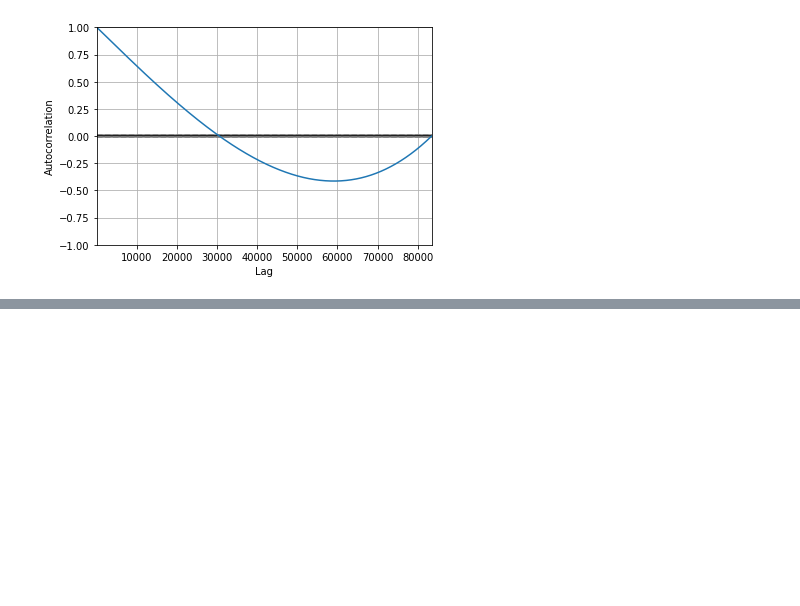
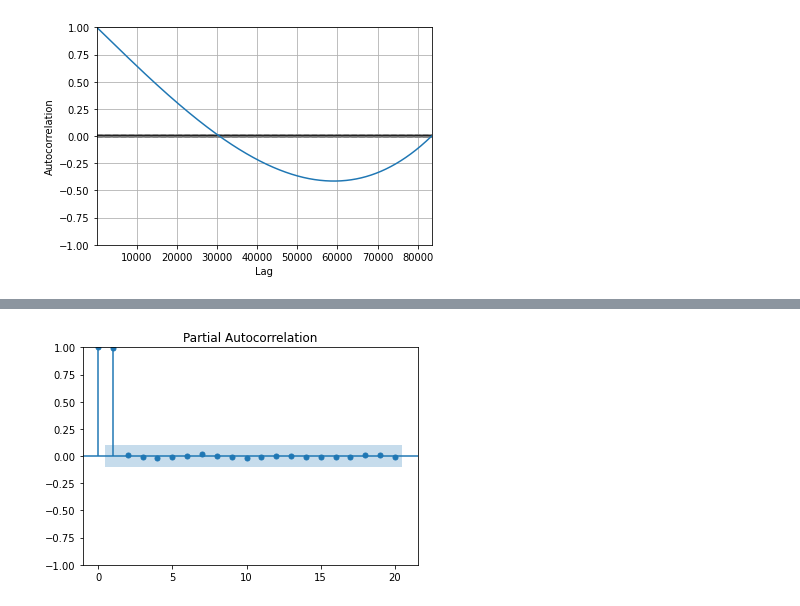
Before and after one commit to AleksandrMorozov123/Competition-on-kaggle-, a Jupyter notebook: time-series-forecasting-with-python.ipynb, the cells around one changed output, grey strips where cells are left out. Saved outputs shown, nothing was run; the diff lists cells and outputs as text; code cells hidden in the pictures; blank space fills up the shorter version.

```diff
--- a/time-series-forecasting-with-python.ipynb
+++ b/time-series-forecasting-with-python.ipynb
@@ -221,0 +243,9 @@ autocorrelation_plot (transactions ['date'])
+# %%
+# import plor_pacf () function
+from statsmodels.graphics.tsaplots import plot_pacf
+
+# plot the pacf fucntion on the holiday dataset
+plot_pacf (holiday ['date'], lags = 20)
+plt.show ()
+# %% [output]
+[figure, added]
```
Also changed, not shown: parts of 10 cells of this notebook.
